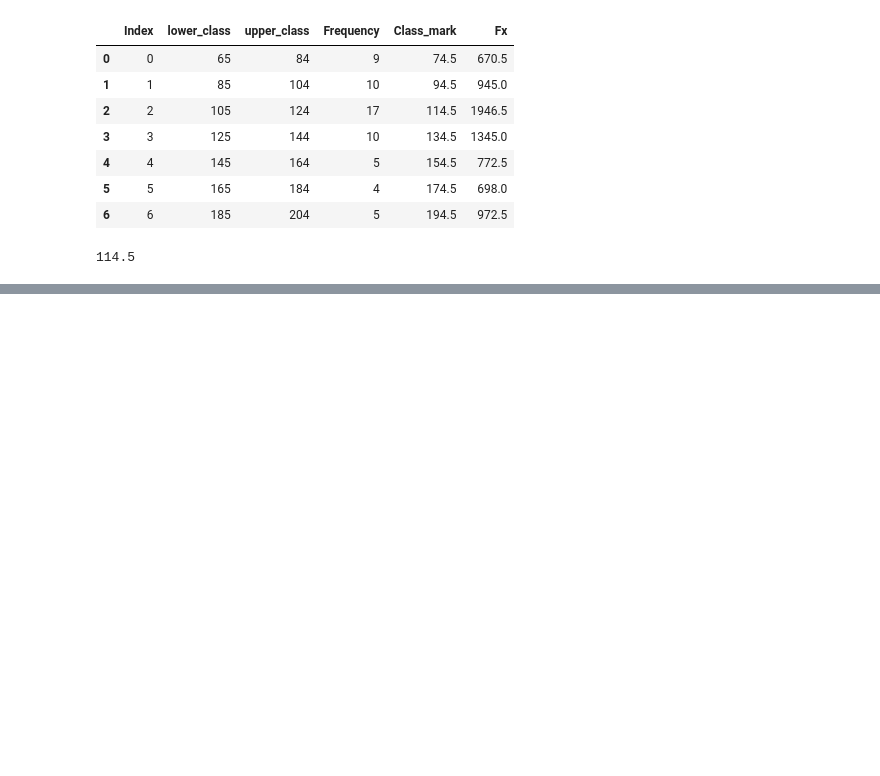
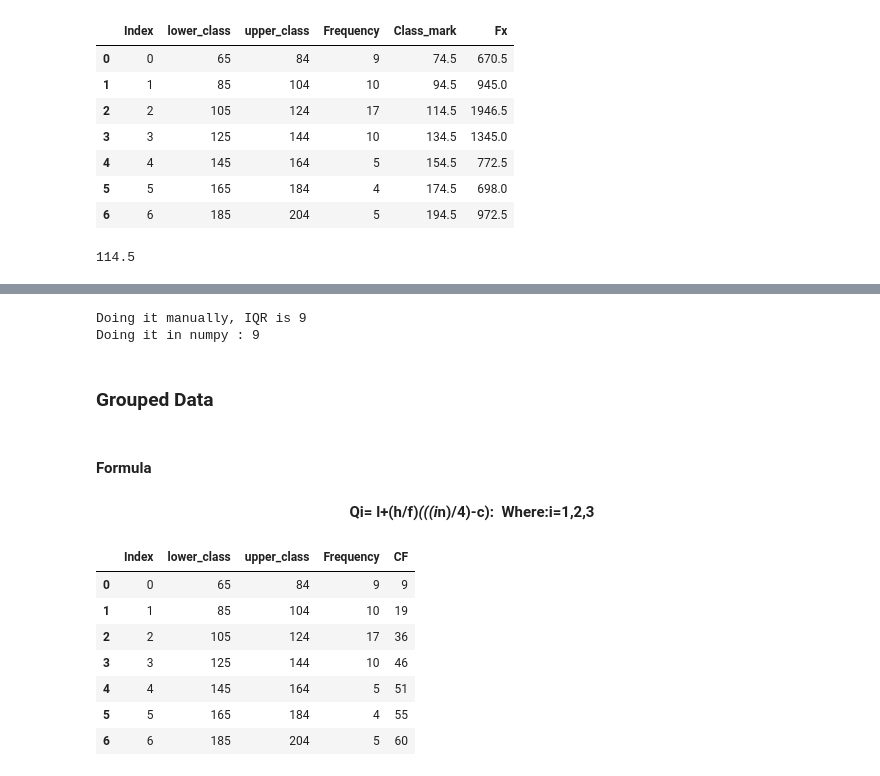
Before and after one commit to Maliksaad231224/Implementation-of-Statistical-Concepts-in-Python, a Jupyter notebook: stats.ipynb, the cells around one changed output, grey strips where cells are left out. Drawn from its saved outputs; the diff is of its cells as text; code cells hidden in the pictures; blank space fills up the shorter version.

```diff
--- a/stats.ipynb
+++ b/stats.ipynb
@@ -806,0 +837,43 @@ Mode
+# %%
+list=[45,32,37,46,39,36,41,48,36]
+list.sort()
+
+Q1= 1*((len(list)+1)/4)
+Q3= 3*((len(list)+1)/4)
+
+IQR=  list[int(Q3-1)]-list[int(Q1-1)]
+
+print("Doing it manually, IQR is",IQR)
+
+Q1=np.percentile(list,25)
+Q3=np.percentile(list,75)
+IQR=int(Q3)-int(Q1)
+print('Doing it in numpy :',IQR)
+# %% [output]
+Doing it manually, IQR is 9
+Doing it in numpy : 9
+# %% [markdown]
+### **Grouped Data**
+# %% [markdown]
+#### **Formula**
+#### **<center>Qi= l+(h/f)*(((i*n)/4)-c):&nbsp; Where:i=1,2,3</center>**
+# %%
+df=pd.DataFrame(
+    {
+     'lower_class': [65,85,105,125,145,165,185],
+        'upper_class':[84,104,124,144,164,184,204],
+            'Frequency':[9,10,17,10,5,4,5],
+            'CF':[9,19,36,46,51,55,60]
+    }
+)
+df.insert(0, 'Index', df.index)
+df
+# %% [output]
+|  | Index | lower_class | upper_class | Frequency | CF |
+| 0 | 0 | 65 | 84 | 9 | 9 |
+| 1 | 1 | 85 | 104 | 10 | 19 |
+| 2 | 2 | 105 | 124 | 17 | 36 |
+| 3 | 3 | 125 | 144 | 10 | 46 |
+| 4 | 4 | 145 | 164 | 5 | 51 |
+| 5 | 5 | 165 | 184 | 4 | 55 |
+| 6 | 6 | 185 | 204 | 5 | 60 |
```
Also changed, not shown: parts of 34 cells of this notebook.
